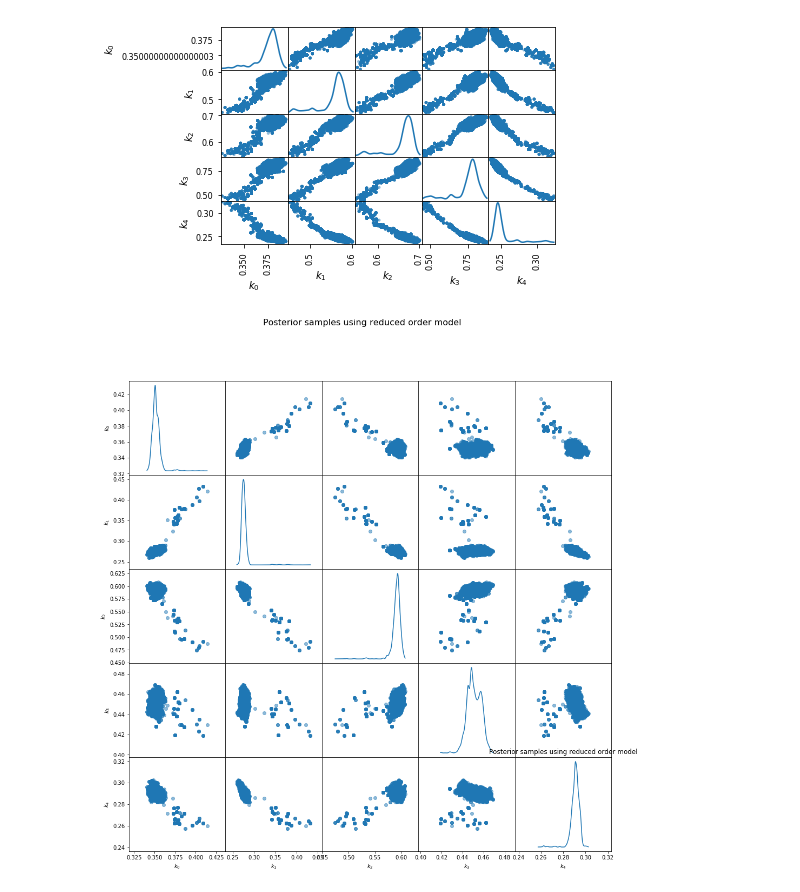
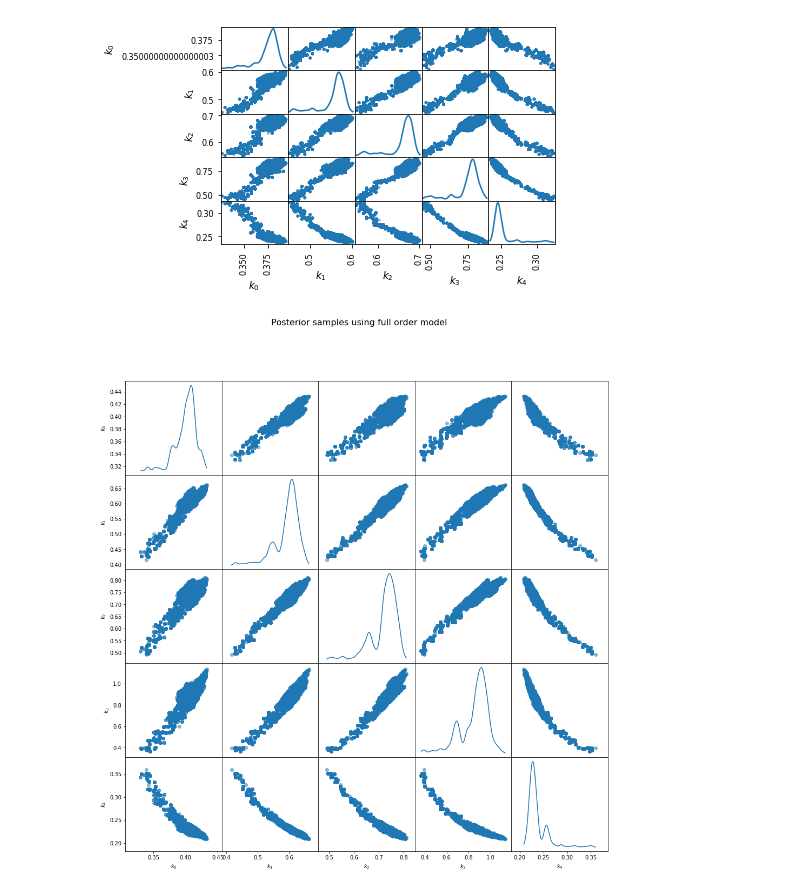
Before and after one commit to sheroze1123/BayesianInferenceDL, a Jupyter notebook: applications/thermal_fin/Thermal_Fin_Bayesian_Inference.ipynb, the cells around one changed output. Drawn from its saved outputs; the diff is of its cells as text; code cells hidden in the pictures.

Commit message:
Posterior samples

```diff
--- a/applications/thermal_fin/Thermal_Fin_Bayesian_Inference.ipynb
+++ b/applications/thermal_fin/Thermal_Fin_Bayesian_Inference.ipynb
@@ -213,7 +213,7 @@ def scatter_matrix(df, axes=None, **kw):
 
     # no gaps between subplots
     fig.subplots_adjust(wspace=0, hspace=0)
-    fig.suptitle("Posterior samples using reduced order model + deep learning", fontsize=16)
+    fig.suptitle("Posterior samples using full order model", fontsize=16)
 
     hist_kwds = kw.pop("hist_kwds",  {})
     density_kwds = kw.pop("density_kwds",  {})
@@ -238,33 +238,33 @@ def scatter_matrix(df, axes=None, **kw):
         elif diagonal in ('kde', 'density'):
             from scipy.stats import gaussian_kde
             y = df[c].values
             gkde = gaussian_kde(y)
             ind = np.linspace(y.min(), y.max(), 1000)
             ax.plot(ind, gkde.evaluate(ind), **density_kwds)
 
         if i!= 0:
             diagaxes[0].get_shared_y_axes().join(diagaxes[0], ax)
         ax.axis("off")
 
 
     for i,c in enumerate(df.columns):
         axes[i,i].tick_params(left=False, labelleft=False,
                                bottom=False, labelbottom=False)
         axes[i,0].set_ylabel(c)
         axes[-1,i].set_xlabel(c)
         axes[i,0].tick_params(left=True, labelleft=True)
         axes[-1,i].tick_params(bottom=True, labelbottom=True)
 
 
     return axes, diagaxes
 
 #from matplotlib.ticker import FormatStrFormatter
-df = pd.DataFrame(s_r.T, columns=['$k_%d$'%i for i in range(5) ])
+df = pd.DataFrame(s_f.T, columns=['$k_%d$'%i for i in range(5) ])
 scatter_matrix(df, figsize=(16,16), diagonal='kde', alpha=0.5)
-plt.savefig("samps_rom.png", dpi=250)
+plt.savefig("samps_fom.png", dpi=250)
 #axes = pd.plotting.scatter_matrix(df, figsize=(16,16), diagonal='kde', alpha=0.5)
 #for ax in axes.flatten():
 #    ax.yaxis.set_major_formatter(FormatStrFormatter('%.2f'))
 #plt.savefig("samps_rom.png", dpi=250)
 # %% [output]
-[figure, old version]
+[figure, new version]
```
Also changed, not shown: parts of 1 cell of this notebook, 5 other files.
